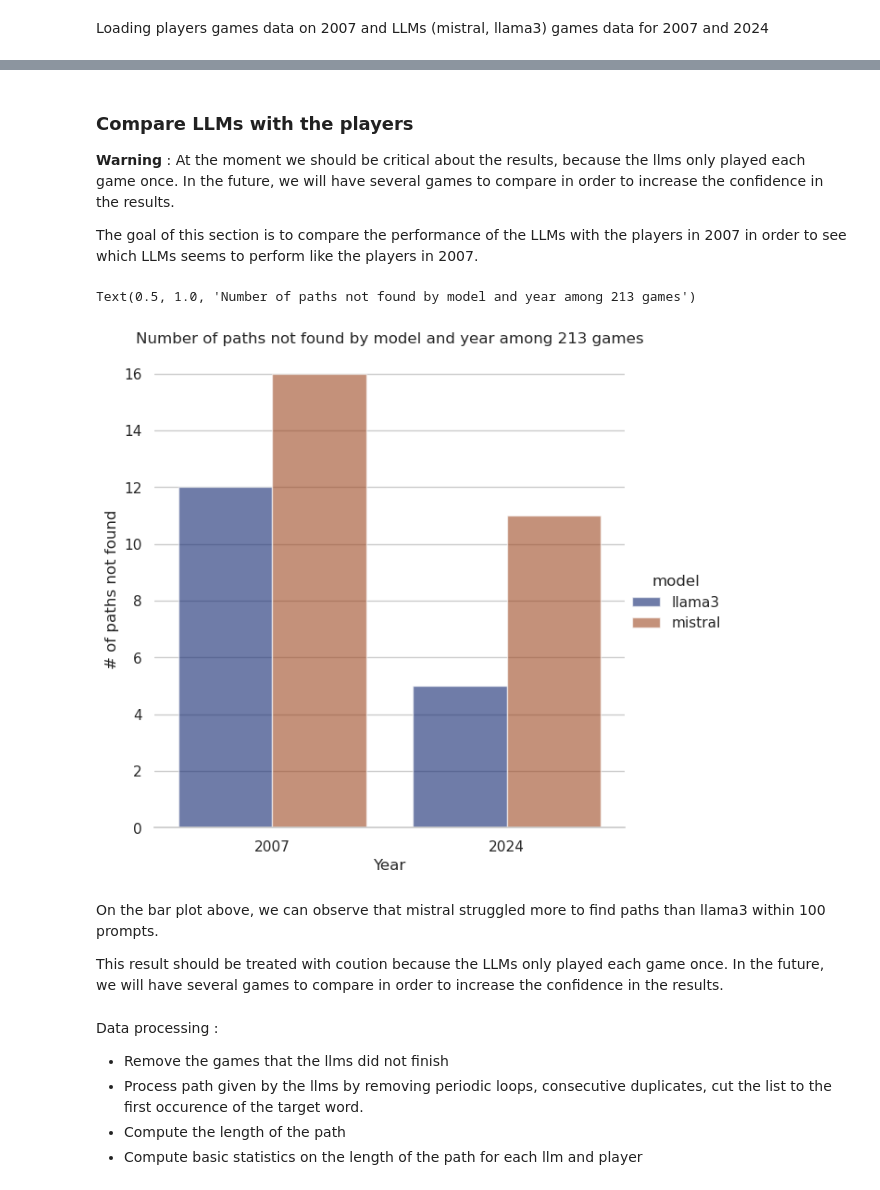
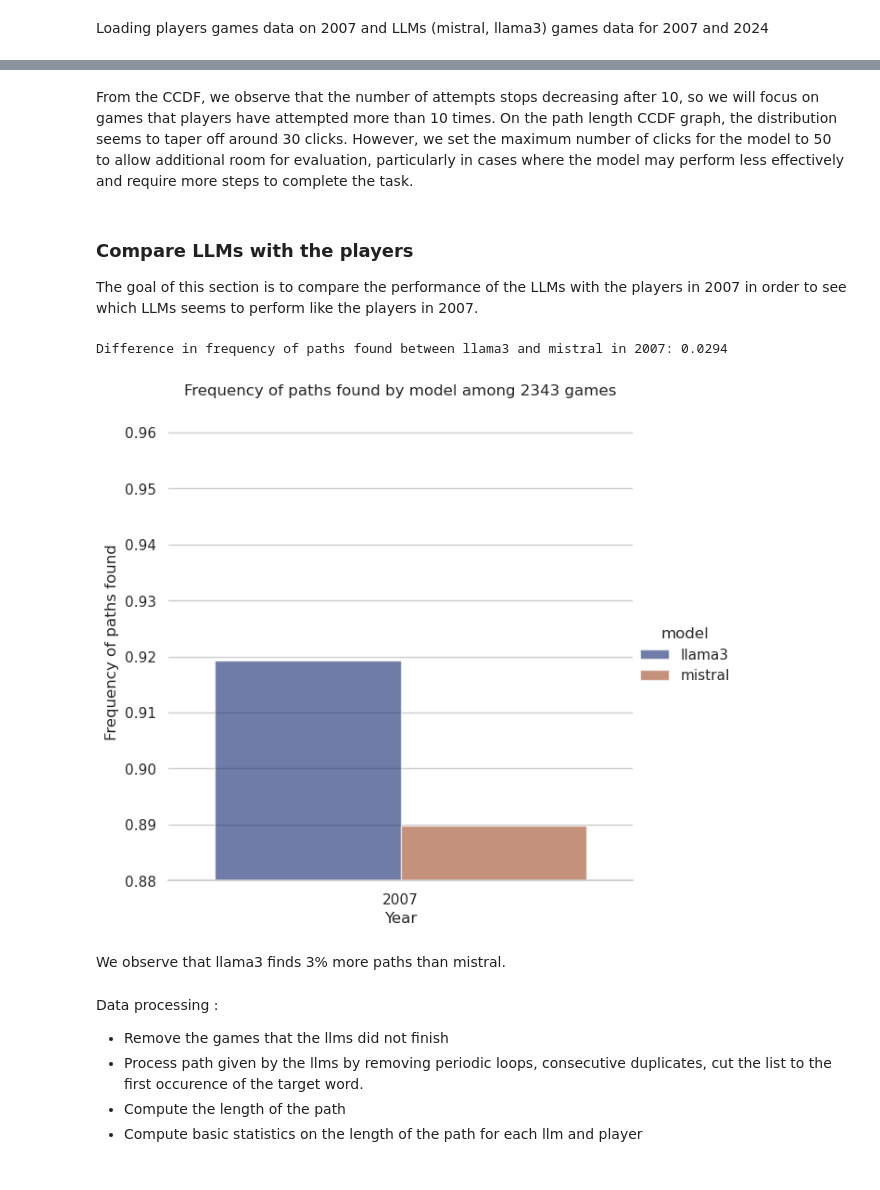
Before and after one commit to epfl-ada/ada-2024-project-outlier-1, a Jupyter notebook: results.ipynb, the cells around one changed output, grey strips where cells are left out. Cells and saved outputs as stored; diff of their text form; code cells hidden in the pictures.

Commit message:
UPdate part 4 resul

```diff
--- a/results.ipynb
+++ b/results.ipynb
@@ -1559,30 +1604,34 @@ players_2007=process_player_path_data(players_2007)
+# %% [markdown]
+From the CCDF, we observe that the number of attempts stops decreasing after 10, so we will focus on games that players have attempted more than 10 times. On the path length CCDF graph, the distribution seems to taper off around 30 clicks. However, we set the maximum number of clicks for the model to 50 to allow additional room for evaluation, particularly in cases where the model may perform less effectively and require more steps to complete the task.
 # %% [markdown]
 ### Compare LLMs with the players
 
-**Warning** : At the moment we should be critical about the results, because the llms only played each game once. In the future, we will have several games to compare in order to increase the confidence in the results.
-
 The goal of this section is to compare the performance of the LLMs with the players in 2007 in order to see which LLMs seems to perform like the players in 2007.
 # %%
 ## count null paths for all model
 llama3_2007_null = llama3_2007["path"].isnull().sum()
 llama3_2024_null = llama3_2024["path"].isnull().sum()
 mistral_2007_null = mistral_2007["path"].isnull().sum()
 mistral_2024_null = mistral_2024["path"].isnull().sum()
 
-null_paths = pd.DataFrame({ "model": ["llama3", "llama3", "mistral", "mistral"], "year": [2007, 2024, 2007, 2024], "null_paths": [llama3_2007_null, llama3_2024_null, mistral_2007_null, mistral_2024_null]})
+n_games = llama3_2007.shape[0]
+total_games = llama3_2007.shape[0]
 
 sns.set_theme(style="whitegrid")
+null_paths = pd.DataFrame({ "model": ["llama3", "mistral"], "year": [2007, 2007,], "null_paths": [(total_games-llama3_2007_null)/total_games, (total_games-mistral_2007_null)/total_games]})
+
 g = sns.catplot(x="year", y="null_paths", hue="model", data=null_paths, kind="bar", height=6, alpha=.6, palette="dark",errorbar="sd")
 g.despine(left=True)
-g.set_axis_labels("Year", "# of paths not found")
-plt.title("Number of paths not found by model and year among 213 games")
+plt.ylim(0.88)
+g.set_axis_labels("Year", "Frequency of paths found")
+plt.title(f"Frequency of paths found by model among {n_games} games")
+
+print(f"Difference in frequency of paths found between llama3 and mistral in 2007: {((total_games-llama3_2007_null)/total_games)-((total_games-mistral_2007_null)/total_games):.4f}")
 # %% [output]
-Text(0.5, 1.0, 'Number of paths not found by model and year among 213 games')
+Difference in frequency of paths found between llama3 and mistral in 2007: 0.0294
-[figure, old version]
+[figure, new version]
-# %% [markdown]
-On the bar plot above, we can observe that mistral struggled more to find paths than llama3 within 100 prompts.
-
-This result should be treated with coution because the LLMs only played each game once. In the future, we will have several games to compare in order to increase the confidence in the results.
+# %% [markdown]
+We observe that llama3 finds 3% more paths than mistral.
 # %% [markdown]
 Data processing :
 
```
Also changed, not shown: parts of 29 cells of this notebook, 1 other file.
